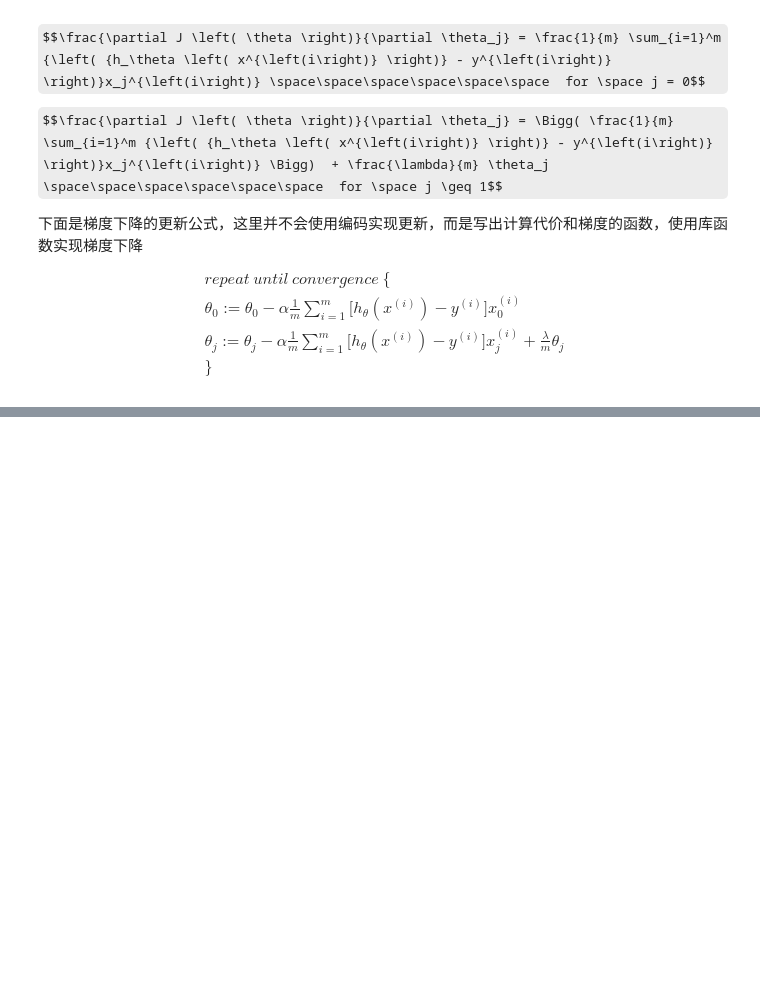
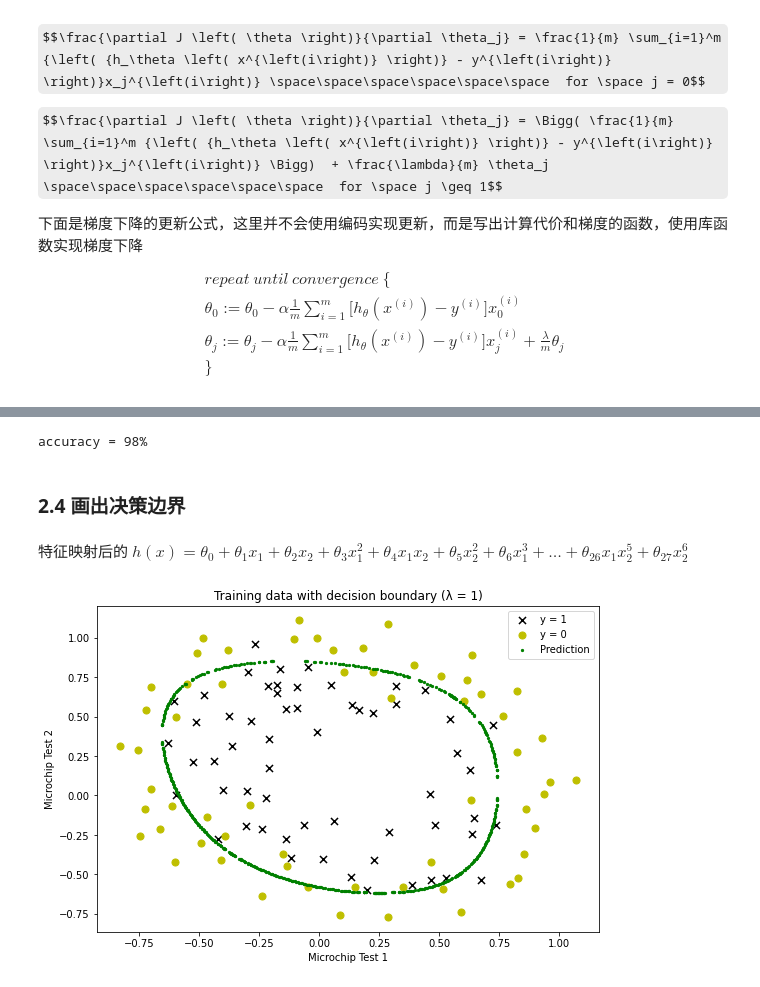
Before and after one commit to dingjinyang/ML_Andrew-Ng, a Jupyter notebook: ex2_logistic_regression/ex2.ipynb, the cells around one changed output, grey strips where cells are left out. Cells and saved outputs as stored; diff of their text form; code cells hidden in the pictures; some formulas as TeX source; blank space fills up the shorter version.

```diff
--- a/ex2_logistic_regression/ex2.ipynb
+++ b/ex2_logistic_regression/ex2.ipynb
@@ -279,0 +303,9 @@ $$\frac{\partial J \left( \theta \right)}{\partial \theta_j} = \Bigg( \frac{1}{m
+# %%
+X = data.iloc[:,1:]
+y = data.iloc[:,:1]
+theta = np.zeros(data.shape[1] - 1)
+
+X = np.array(X.values)
+y = np.array(y.values)
+
+lambda_ = 1
@@ -279,0 +320,3 @@ $$\frac{\partial J \left( \theta \right)}{\partial \theta_j} = \Bigg( \frac{1}{m
+# %%
+result = opt.fmin_tnc(func=cost_reg, x0=theta, fprime=gradient_reg, args=(X, y, lambda_))
+result
@@ -279,0 +334,47 @@ $$\frac{\partial J \left( \theta \right)}{\partial \theta_j} = \Bigg( \frac{1}{m
+# %%
+predictions = predict(result[0], X)
+correct = [1 if (a == 1 and b == 1) or (a == 0 and b == 0) else 0 for (a, b) in zip(predictions, y)]
+accuracy = (sum(map(int, correct)) % len(correct))
+print(f'accuracy = {accuracy}%')
+# %% [output]
+accuracy = 98%
+# %% [markdown]
+### 2.4 画出决策边界
+# %% [markdown]
+特征映射后的 $h\left(x\right) = \theta_0 + \theta_1 x_1 + \theta_2 x_2 + \theta_3 x_1^2 +
+\theta_4 x_1x_2 + \theta_5 x_2^2 + \theta_6 x_1^3 + \ldots + \theta_{26} x_1x_2^5 + \theta_{27} x_2^6$
+# %%
+def hfunc(theta, x1, x2):
+    h = theta[0]
+    idx = 1
+    for i in range(1, dimension + 1):
+        for j in range(0, i + 1):
+            h += theta[idx] * np.power(x1, i - j) * np.power(x2, j)
+            idx += 1
+    return h
+# %%
+def find_decision_boundary(theta):
+    t1 = np.linspace(-1, 1.5, 1000)
+    t2 = np.linspace(-1, 1.5, 1000)
+    cordinates = [(x, y) for x in t1 for y in t2]
+    x_cord, y_cord = zip(*cordinates)
+    h_val = pd.DataFrame({'x1':x_cord, 'x2':y_cord})
+    h_val['hval'] = hfunc(theta, h_val['x1'], h_val['x2'])
+
+    decision = h_val[np.abs(h_val['hval']) < 2 * 10**-3]
+    return decision.x1, decision.x2
+# %%
+fig, ax = plt.subplots(figsize=(9,6))
+ax.scatter(accepted['Test1'], accepted['Test2'], s=50, c='k', marker='x', label='y = 1')
+ax.scatter(rejected['Test1'], rejected['Test2'], s=50, c='y', marker='o', label='y = 0')
+ax.legend()
+ax.set_title('Training data with decision boundary (λ = 1)')
+ax.set_xlabel('Microchip Test 1')
+ax.set_ylabel('Microchip Test 2')
+
+x, y = find_decision_boundary(result[0])
+plt.scatter(x, y, c='g', s=5, label='Prediction')
+ax.legend()
+plt.show()
+# %% [output]
+[figure, added]
```
Also changed, not shown: parts of 15 cells of this notebook.
